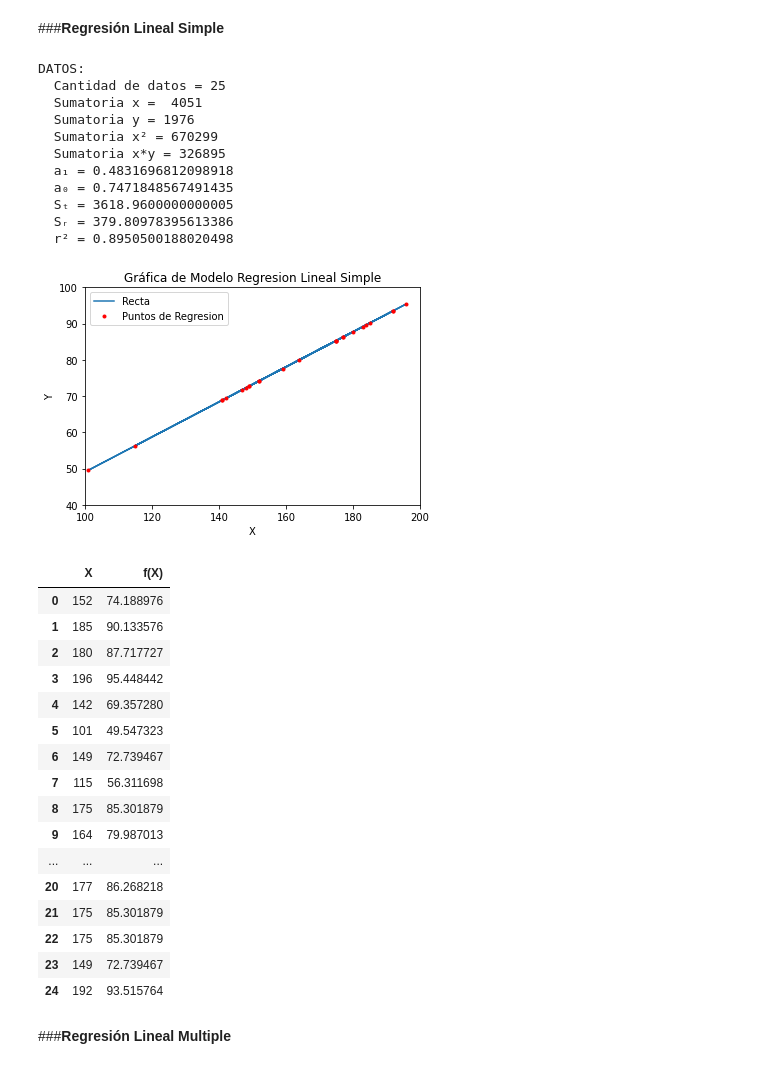
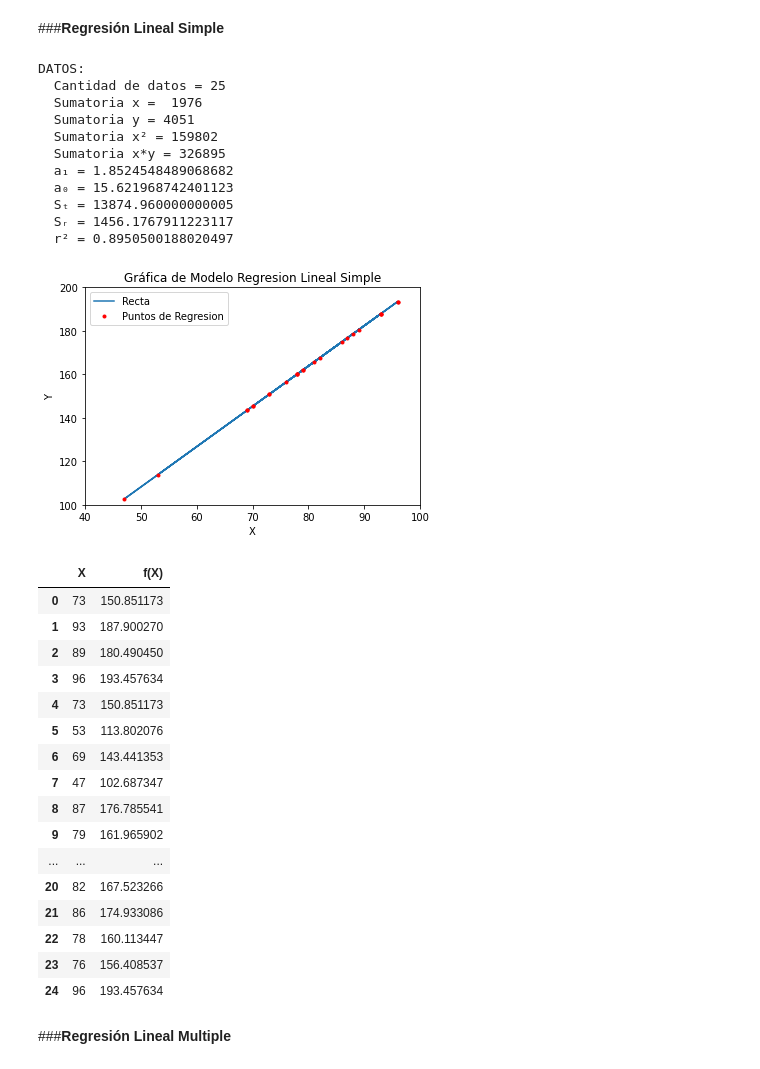
Before and after one commit to LucasRobles2323/Tarea1-MetodosNumericos, a Jupyter notebook: Tarea2.ipynb, the cells around one changed output. Drawn from its saved outputs; the diff is of its cells as text; code cells hidden in the pictures.

```diff
--- a/Tarea2.ipynb
+++ b/Tarea2.ipynb
@@ -109,8 +114,8 @@ def multiplicar(datos1, datos2):
 
 y_SIMPLE = [] # Lista de los 'Y' obtenidos de la funcion de Regresion Lineal Simple
 
-x = final # Variable Dependiente
-y = exam1 # Variable Independiente
+x = exam1 # Variable Dependiente
+y = final # Variable Independiente
 
 n = len(x) # Cantidad de datos
 sum_x = sum(x) # Sumatoria de los 'X'
@@ -139,66 +144,66 @@ for i in range(0, 25):
   y_SIMPLE.append(fun_regresion)
 
 # Medida de desempeño
-R2 = (ST_L - SR_L)/ST_L
+R2Lineal = (ST_L - SR_L)/ST_L
 
 # Imprimir los datos obtenidos
 print("\nDATOS:");
 print(f"  Cantidad de datos = {n}")
 print(f"  Sumatoria x =  {sum_x}")
 print(f"  Sumatoria y = {sum_y}")
 print(f"  Sumatoria x{get_super('2')} = {sum_x2}")
 print(f"  Sumatoria x*y = {sum_xy}")
 print(f"  a{get_sub('1')} = {A1}");
 print(f"  a{get_sub('0')} = {A0}")
 print(f"  S{get_sub('t')} = {ST_L}");
 print(f"  S{get_sub('r')} = {SR_L}")
-print(f"  r{get_super('2')} = {R2}")
+print(f"  r{get_super('2')} = {R2Lineal}")
 print("\n")
 
 # Genero la grafica
 plt.title("Gráfica de Modelo Regresion Lineal Simple")
 plt.plot(x, y_SIMPLE)
 plt.plot(x, y_SIMPLE, 'r.')
-plt.xlim(100, 200)
-plt.ylim(40, 100)
+plt.xlim(40, 100) # Limites dentro los que se grafica respecto al eje x
+plt.ylim(100, 200) # Limites dentro los que se grafica respecto al eje y
 plt.legend(["Recta", "Puntos de Regresion"])
 plt.xlabel('X')
 plt.ylabel('Y')
 plt.show()
 
 # Tabla de los 'X' y los 'Y' de la funcion de regresion lineal
 tabla = pd.DataFrame({'X': x, 'f(X)': y_SIMPLE})
-tabla
+display(tabla)
 # %% [output]
 DATOS:
   Cantidad de datos = 25
-  Sumatoria x =  4051
-  Sumatoria y = 1976
-  Sumatoria x² = 670299
+  Sumatoria x =  1976
+  Sumatoria y = 4051
+  Sumatoria x² = 159802
   Sumatoria x*y = 326895
-  a₁ = 0.4831696812098918
-  a₀ = 0.7471848567491435
-  Sₜ = 3618.9600000000005
-  Sᵣ = 379.80978395613386
-  r² = 0.8950500188020498
+  a₁ = 1.8524548489068682
+  a₀ = 15.621968742401123
+  Sₜ = 13874.960000000005
+  Sᵣ = 1456.1767911223117
+  r² = 0.8950500188020497
-[figure, old version]
+[figure, new version]
 |  | X | f(X) |
-| 0 | 152 | 74.188976 |
-| 1 | 185 | 90.133576 |
-| 2 | 180 | 87.717727 |
-| 3 | 196 | 95.448442 |
-| 4 | 142 | 69.357280 |
-| 5 | 101 | 49.547323 |
-| 6 | 149 | 72.739467 |
-| 7 | 115 | 56.311698 |
-| 8 | 175 | 85.301879 |
-| 9 | 164 | 79.987013 |
+| 0 | 73 | 150.851173 |
+| 1 | 93 | 187.900270 |
+| 2 | 89 | 180.490450 |
+| 3 | 96 | 193.457634 |
+| 4 | 73 | 150.851173 |
+| 5 | 53 | 113.802076 |
+| 6 | 69 | 143.441353 |
+| 7 | 47 | 102.687347 |
+| 8 | 87 | 176.785541 |
+| 9 | 79 | 161.965902 |
 | ... | ... | ... |
-| 20 | 177 | 86.268218 |
-| 21 | 175 | 85.301879 |
-| 22 | 175 | 85.301879 |
-| 23 | 149 | 72.739467 |
-| 24 | 192 | 93.515764 |
+| 20 | 82 | 167.523266 |
+| 21 | 86 | 174.933086 |
+| 22 | 78 | 160.113447 |
+| 23 | 76 | 156.408537 |
+| 24 | 96 | 193.457634 |
 # %% [markdown]
 ###**Regresión Lineal Multiple**
 # %% [markdown]
```
Also changed, not shown: parts of 5 cells of this notebook.
